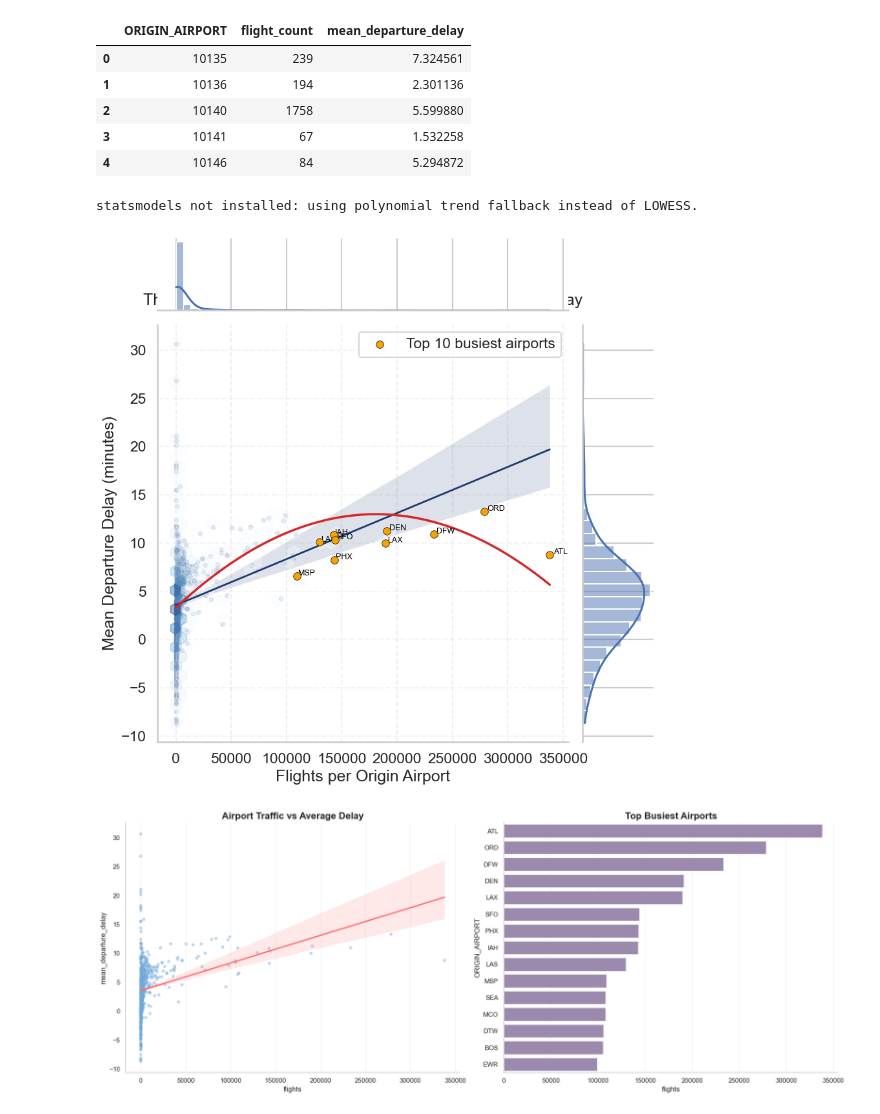
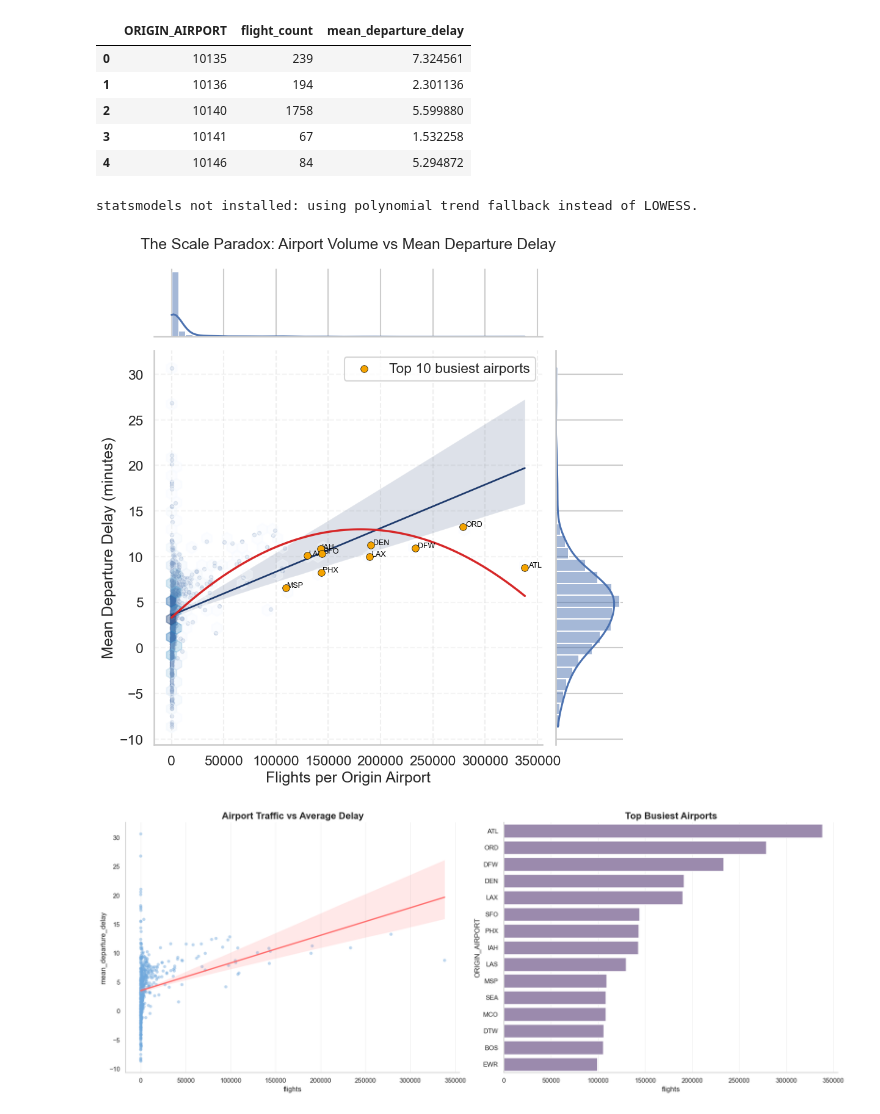
Before and after one commit to Adityarish/ASS_PS5, a Jupyter notebook: notebooks/data_visualisation2.ipynb, the cells around one changed output. Drawn from its saved outputs; the diff is of its cells as text; code cells hidden in the pictures.

```diff
--- a/notebooks/data_visualisation2.ipynb
+++ b/notebooks/data_visualisation2.ipynb
@@ -104,35 +104,35 @@ else:
 # Highlight and label top 10 busiest airports
 top10_plot = airport_stats[airport_stats['ORIGIN_AIRPORT'].isin(top10_codes)]
 g.ax_joint.scatter(
     top10_plot['flight_count'],
     top10_plot['mean_departure_delay'],
     s=70,
     color='#F4A300',
     edgecolor='black',
     linewidth=0.5,
     zorder=5,
     label='Top 10 busiest airports'
 )
 
 for _, row in top10_plot.iterrows():
     g.ax_joint.text(
         row['flight_count'] * 1.01,
         row['mean_departure_delay'] + 0.03,
         str(row['ORIGIN_AIRPORT']),
         fontsize=9,
         color='black'
     )
 
-g.ax_joint.set_title('The Scale Paradox: Airport Volume vs Mean Departure Delay', pad=22)
+g.ax_joint.set_title('The Scale Paradox: Airport Volume vs Mean Departure Delay', pad=120)
 g.ax_joint.set_xlabel('Flights per Origin Airport')
 g.ax_joint.set_ylabel('Mean Departure Delay (minutes)')
 g.ax_joint.grid(axis='x', linestyle='--', alpha=0.3)
 g.ax_joint.grid(axis='y', linestyle='--', alpha=0.2)
 g.ax_joint.legend(loc='best')
 plt.show()
 # %% [output]
 statsmodels not installed: using polynomial trend fallback instead of LOWESS.
-[figure, old version]
+[figure, new version]
 # %%
 # Airport Traffic vs Delay + Horizontal Top-Busiest chart (matching requested style)
 sns.set_theme(style='whitegrid', context='notebook')
```
Also changed, not shown: 12 other files.
